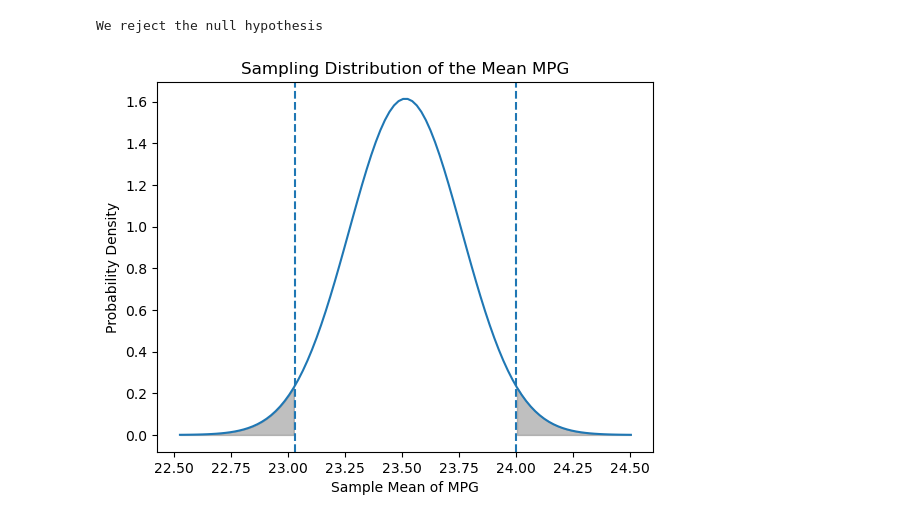
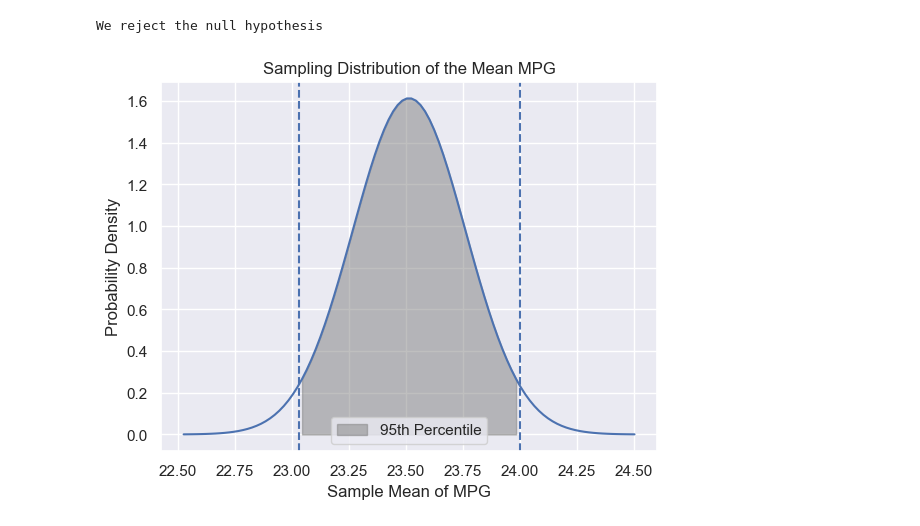
Before and after one commit to mesege1/stats_case_study, a Jupyter notebook: ashton.ipynb, the cells around one changed output. Saved outputs shown, nothing was run; the diff lists cells and outputs as text; code cells hidden in the pictures.

```diff
--- a/ashton.ipynb
+++ b/ashton.ipynb
@@ -82,30 +85,30 @@ We reject the null hypothesis
 # %%
 population_mean = cars['mpg'].mean() # caculates the mean of population
 population_std = cars['mpg'].std() # caculates standard deviation
 # Define the parameters for the alternate hypothesis
 sample_size = 1000  # Size of the sample
 standard_error = population_std / np.sqrt(sample_size)  # Standard error
 # creates random variable
 sampling_distribution_null = stats.norm(population_mean,
                                         population_std / np.sqrt(sample_size))
 # rv_alt = norm(loc=sample_mean_alt, scale=standard_error_alt)
 
 x = np.linspace(population_mean - 4 * (population_std / np.sqrt(sample_size)),
                 population_mean + 4 * population_std / np.sqrt(sample_size), 100)
 
 percentile_95 = sampling_distribution_null.ppf(0.975)
 percentile_5 = sampling_distribution_null.ppf(0.025)
+sns.set_theme()
 plt.plot(x, sampling_distribution_null.pdf(x))
 plt.axvline(percentile_95, linestyle="--")
 plt.axvline(percentile_5, linestyle="--")
 
-plt.fill_between(x, sampling_distribution_null.pdf(x), where=(x >= percentile_95), color='gray', alpha=0.5)
-plt.fill_between(x, sampling_distribution_null.pdf(x), where=(x <= percentile_5), color='gray', alpha=0.5)
-
-
+# This code shades the area that is between the 95th percentile
+plt.fill_between(x, sampling_distribution_null.pdf(x), where=(x <= percentile_95) & (x >= percentile_5) , color='gray', alpha=0.5, label="95th Percentile")
 plt.xlabel('Sample Mean of MPG')
 plt.ylabel('Probability Density')
 plt.title('Sampling Distribution of the Mean MPG')
+plt.legend()
 plt.show()
 # %% [output]
-[figure, old version]
+[figure, new version]
```
Also changed, not shown: parts of 2 cells of this notebook.
